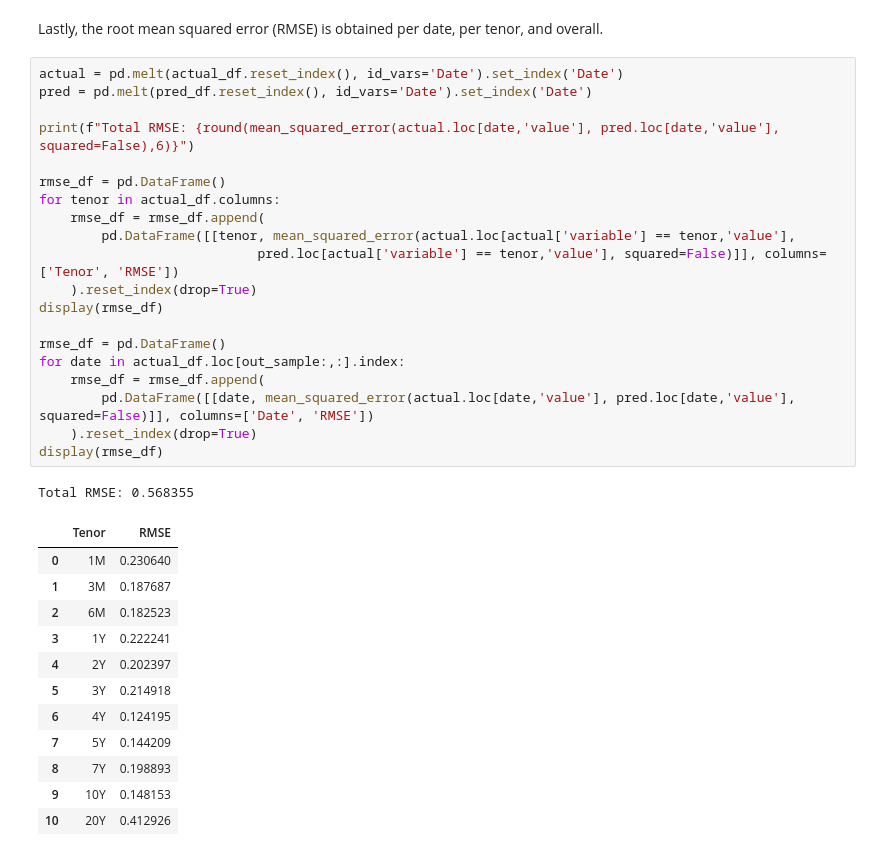
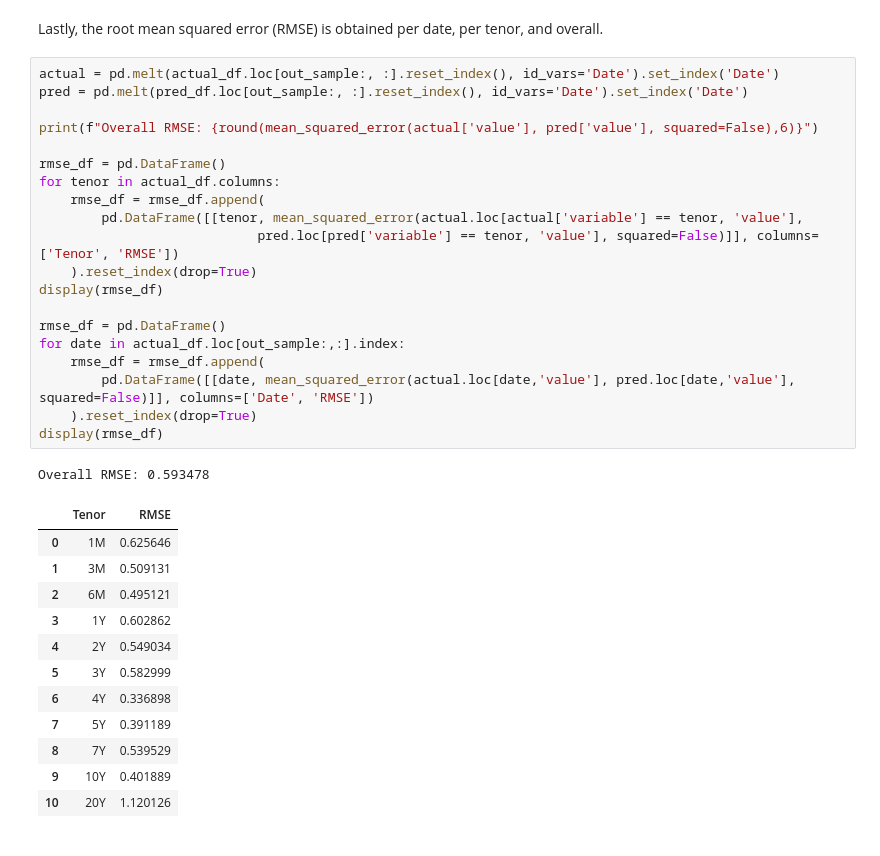
Before and after one commit to briangodwinlim/Financial-Math, a Jupyter notebook: Interest Rate Models/DNS.ipynb, the cells around one changed output. Saved outputs shown, nothing was run; the diff lists cells and outputs as text.

Commit message:
Fixed DNS RMSE

```diff
--- a/Interest Rate Models/DNS.ipynb
+++ b/Interest Rate Models/DNS.ipynb
@@ -659,39 +659,39 @@ cross(pred, actual, dt.datetime(2016,6,29))
 # %% [markdown]
 Lastly, the root mean squared error (RMSE) is obtained per date, per tenor, and overall.
 # %%
-actual = pd.melt(actual_df.reset_index(), id_vars='Date').set_index('Date')
-pred = pd.melt(pred_df.reset_index(), id_vars='Date').set_index('Date')
+actual = pd.melt(actual_df.loc[out_sample:, :].reset_index(), id_vars='Date').set_index('Date')
+pred = pd.melt(pred_df.loc[out_sample:, :].reset_index(), id_vars='Date').set_index('Date')
 
-print(f"Total RMSE: {round(mean_squared_error(actual.loc[date,'value'], pred.loc[date,'value'], squared=False),6)}")
+print(f"Overall RMSE: {round(mean_squared_error(actual['value'], pred['value'], squared=False),6)}")
 
 rmse_df = pd.DataFrame()
 for tenor in actual_df.columns:
     rmse_df = rmse_df.append(
-        pd.DataFrame([[tenor, mean_squared_error(actual.loc[actual['variable'] == tenor,'value'],
-                            pred.loc[actual['variable'] == tenor,'value'], squared=False)]], columns=['Tenor', 'RMSE'])
+        pd.DataFrame([[tenor, mean_squared_error(actual.loc[actual['variable'] == tenor, 'value'],
+                            pred.loc[pred['variable'] == tenor, 'value'], squared=False)]], columns=['Tenor', 'RMSE'])
     ).reset_index(drop=True)
 display(rmse_df)
 
 rmse_df = pd.DataFrame()
 for date in actual_df.loc[out_sample:,:].index:
     rmse_df = rmse_df.append(
         pd.DataFrame([[date, mean_squared_error(actual.loc[date,'value'], pred.loc[date,'value'], squared=False)]], columns=['Date', 'RMSE'])
     ).reset_index(drop=True)
 display(rmse_df)
 # %% [output]
-Total RMSE: 0.568355
+Overall RMSE: 0.593478
 |  | Tenor | RMSE |
-| 0 | 1M | 0.230640 |
-| 1 | 3M | 0.187687 |
-| 2 | 6M | 0.182523 |
-| 3 | 1Y | 0.222241 |
-| 4 | 2Y | 0.202397 |
-| 5 | 3Y | 0.214918 |
-| 6 | 4Y | 0.124195 |
-| 7 | 5Y | 0.144209 |
-| 8 | 7Y | 0.198893 |
-| 9 | 10Y | 0.148153 |
-| 10 | 20Y | 0.412926 |
+| 0 | 1M | 0.625646 |
+| 1 | 3M | 0.509131 |
+| 2 | 6M | 0.495121 |
+| 3 | 1Y | 0.602862 |
+| 4 | 2Y | 0.549034 |
+| 5 | 3Y | 0.582999 |
+| 6 | 4Y | 0.336898 |
+| 7 | 5Y | 0.391189 |
+| 8 | 7Y | 0.539529 |
+| 9 | 10Y | 0.401889 |
+| 10 | 20Y | 1.120126 |
 |  | Date | RMSE |
 | 0 | 2015-07-01 | 0.255678 |
 | 1 | 2015-07-08 | 0.175686 |
```
Also changed, not shown: parts of 1 cell of this notebook.
